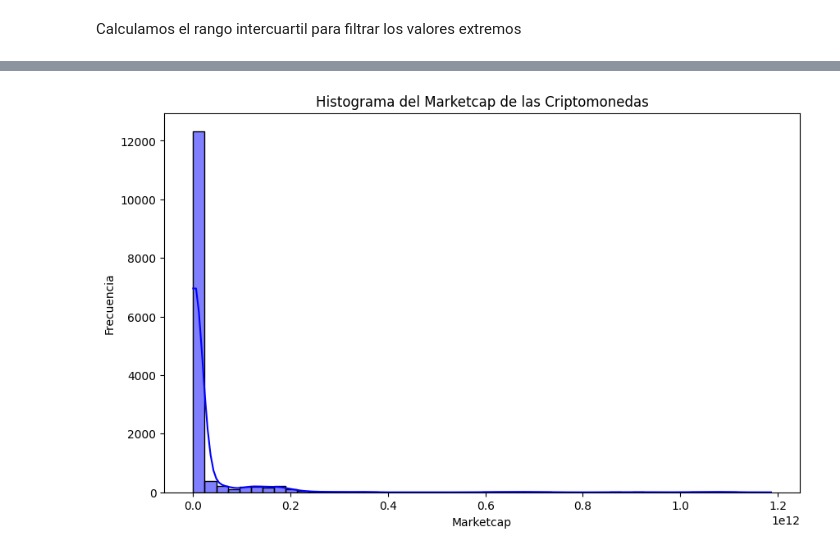
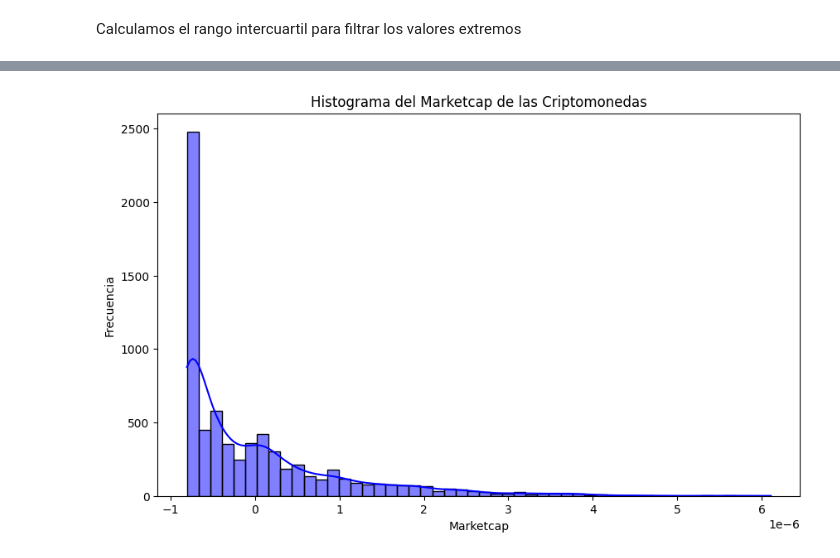
Before and after one commit to SpecTr03/Crypto-price-prediction, a Jupyter notebook: cryptoAnalysis.ipynb, the cells around one changed output, grey strips where cells are left out. Cells and saved outputs as stored; diff of their text form; code cells hidden in the pictures.

Commit message:
Data normalization and cleaning

```diff
--- a/cryptoAnalysis.ipynb
+++ b/cryptoAnalysis.ipynb
@@ -143,0 +145,8 @@ Histograma de Marketcap
+# %%
+encoder = OneHotEncoder(sparse_output=False, handle_unknown='ignore')
+encoded_crypto_name = encoder.fit_transform(df[['Name']])
+name_columns = encoder.get_feature_names_out(['Name'])
+encoded_df = pd.DataFrame(encoded_crypto_name, columns=name_columns)
+
+df = df.reset_index(drop=True).join(encoded_df)
+df
@@ -143,0 +167,4 @@ Histograma de Marketcap
+# %%
+df = df.drop(columns=['Name'])
+df.reset_index(drop=True, inplace=True)
+df
@@ -144,9 +198,13 @@ Histograma de Marketcap
+# %%
+#Normalizacion de datos
+df.loc[:, 'Close'] = StandardScaler().fit_transform(df[['Close']])
+df.loc[:, 'Marketcap'] = StandardScaler().fit_transform(df[['Marketcap']])
 # %%
 plt.figure(figsize=(10, 6))
-sns.histplot(df['Marketcap'], bins=50, kde=True, color='blue')
+sns.histplot(df['Marketcap'] / 1e6, bins=50, kde=True, color='blue')  # Escala en millones
 plt.title('Histograma del Marketcap de las Criptomonedas')
 plt.xlabel('Marketcap')
 plt.ylabel('Frecuencia')
 plt.show()
 # %% [output]
-[figure, old version]
+[figure, new version]
```
Also changed, not shown: parts of 17 cells of this notebook.
